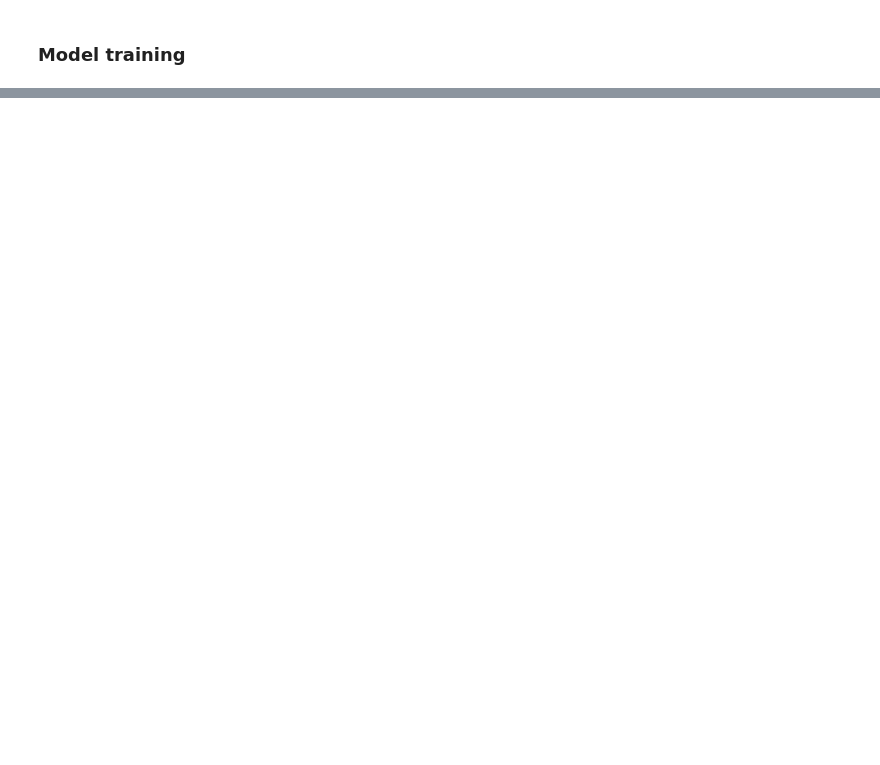
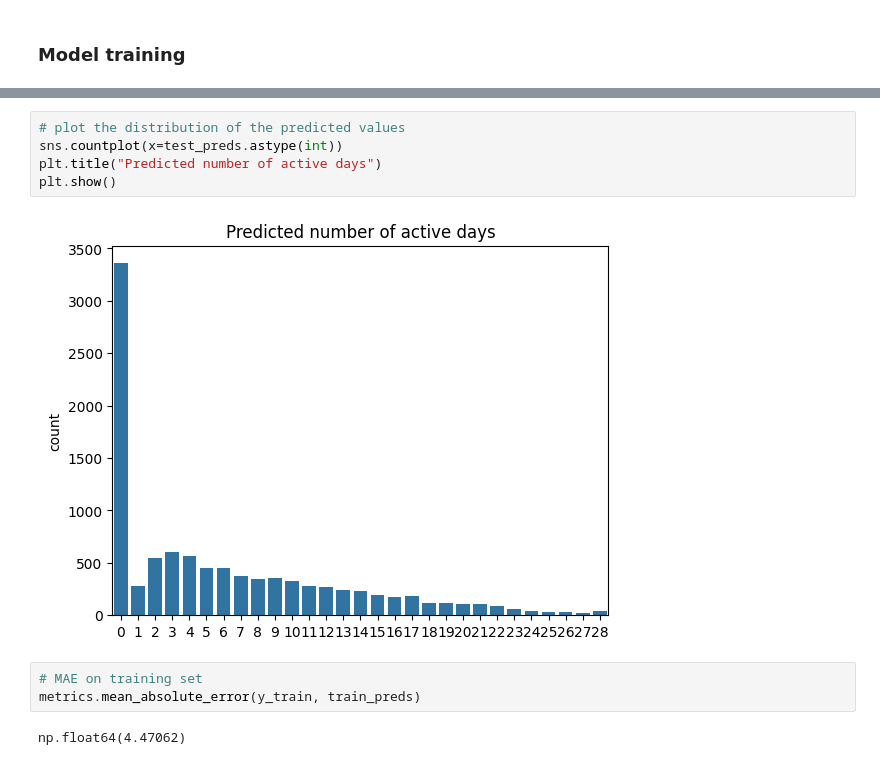
Before and after one commit to aleksstan96/DS_Challenge, a Jupyter notebook: notebooks/eda.ipynb, the cells around one changed output, grey strips where cells are left out. Saved outputs shown, nothing was run; the diff lists cells and outputs as text; blank space fills up the shorter version.

```diff
--- a/notebooks/eda.ipynb
+++ b/notebooks/eda.ipynb
@@ -1249,0 +590,12 @@ importances.shape
+# %%
+# plot the distribution of the predicted values
+sns.countplot(x=test_preds.astype(int))
+plt.title("Predicted number of active days")
+plt.show()
+# %% [output]
+[figure, added]
+# %%
+# MAE on training set
+metrics.mean_absolute_error(y_train, train_preds)
+# %% [output]
+np.float64(4.47062)
```
Also changed, not shown: parts of 76 cells of this notebook, 5 other files.
